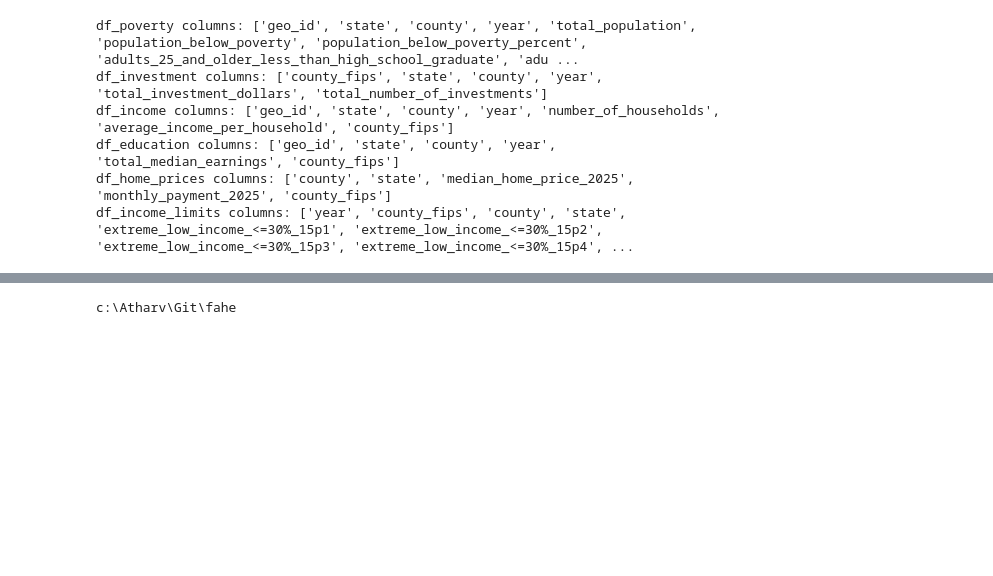
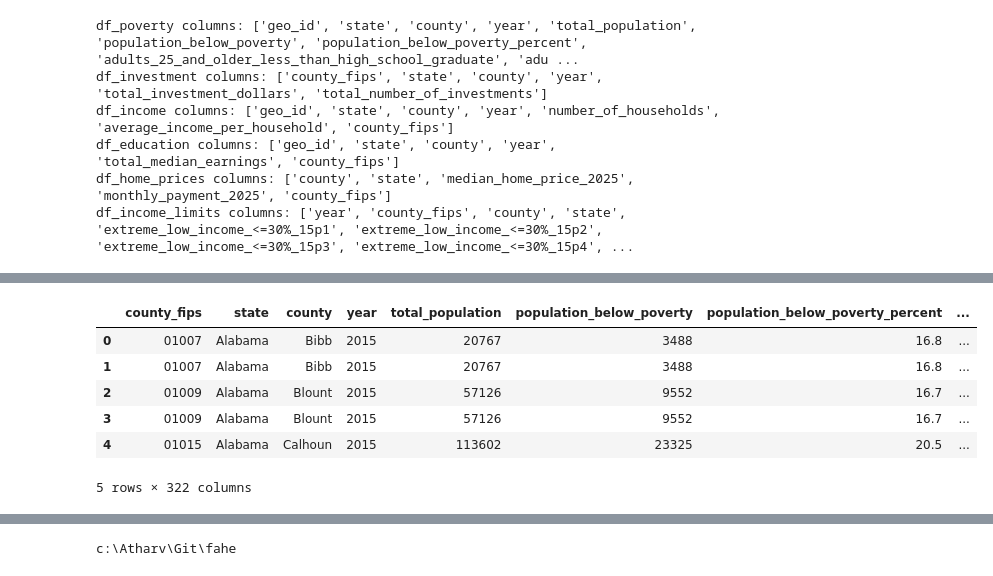
Before and after one commit to fulton-ring/fahe, a Jupyter notebook: main.ipynb, the cells around one changed output, grey strips where cells are left out. Cells and saved outputs as stored; diff of their text form; code cells hidden in the pictures; blank space fills up the shorter version.

```diff
--- a/main.ipynb
+++ b/main.ipynb
@@ -1553,0 +1441,12 @@ print(final_data.head())
+# %%
+# 3) Drop duplicate meta cols before merging
+def strip_meta(df):
+    return df.drop(columns=[c for c in ["state","county","geo_id"] if c in df.columns], errors="ignore")
+
+time_series = [strip_meta(df) for df in time_series]
+# %%
+# 4) Inner-merge all time-series on (county_fips, year)
+df_merged = reduce(
+    lambda left, right: left.merge(right, on=["county_fips","year"], how="inner"),
+    time_series
+)
@@ -1553,0 +1466,10 @@ print(final_data.head())
+# %%
+df_merged.head()
+# %% [output]
+|  | county_fips | state | county | year | total_population | population_below_poverty | population_below_poverty_percent | ... |
+| 0 | 01007 | Alabama | Bibb | 2015 | 20767 | 3488 | 16.8 | ... |
+| 1 | 01007 | Alabama | Bibb | 2015 | 20767 | 3488 | 16.8 | ... |
+| 2 | 01009 | Alabama | Blount | 2015 | 57126 | 9552 | 16.7 | ... |
+| 3 | 01009 | Alabama | Blount | 2015 | 57126 | 9552 | 16.7 | ... |
+| 4 | 01015 | Alabama | Calhoun | 2015 | 113602 | 23325 | 20.5 | ... |
+5 rows × 322 columns
```
Also changed, not shown: parts of 22 cells of this notebook.
